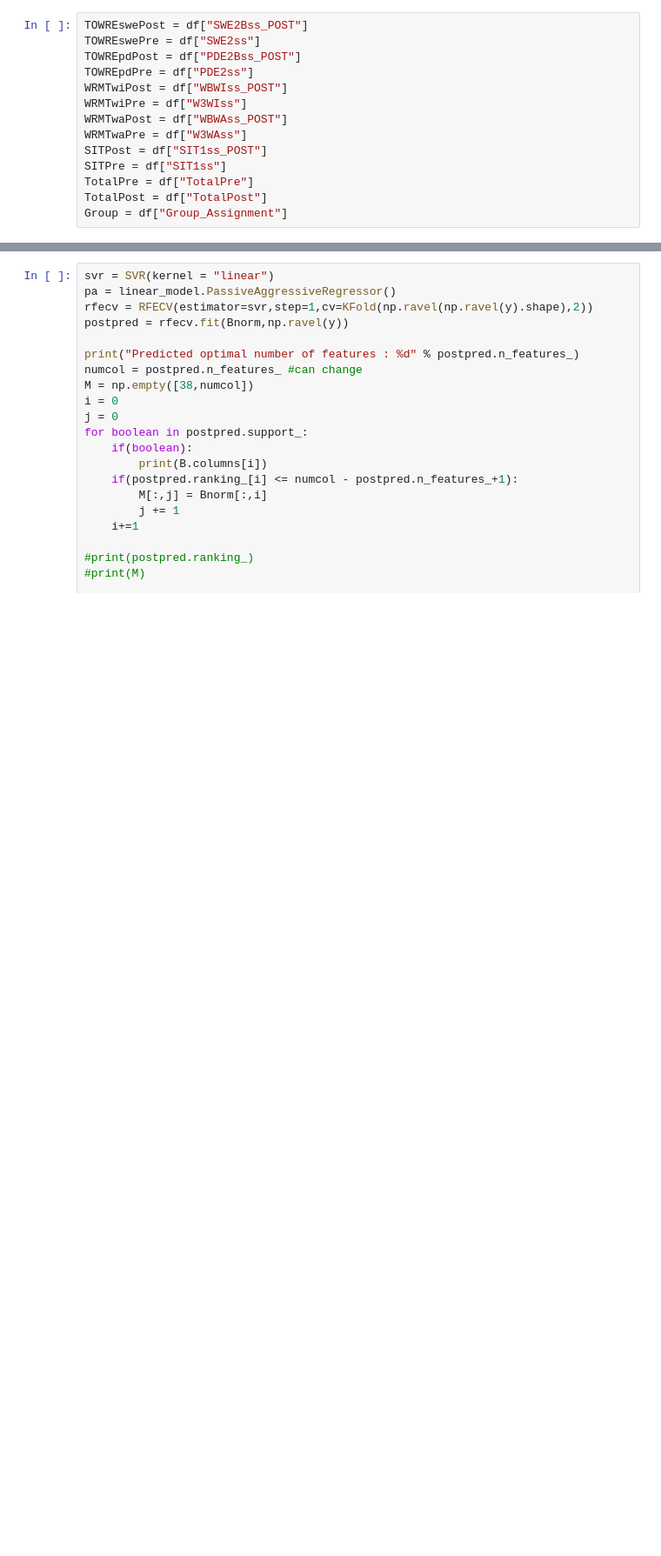
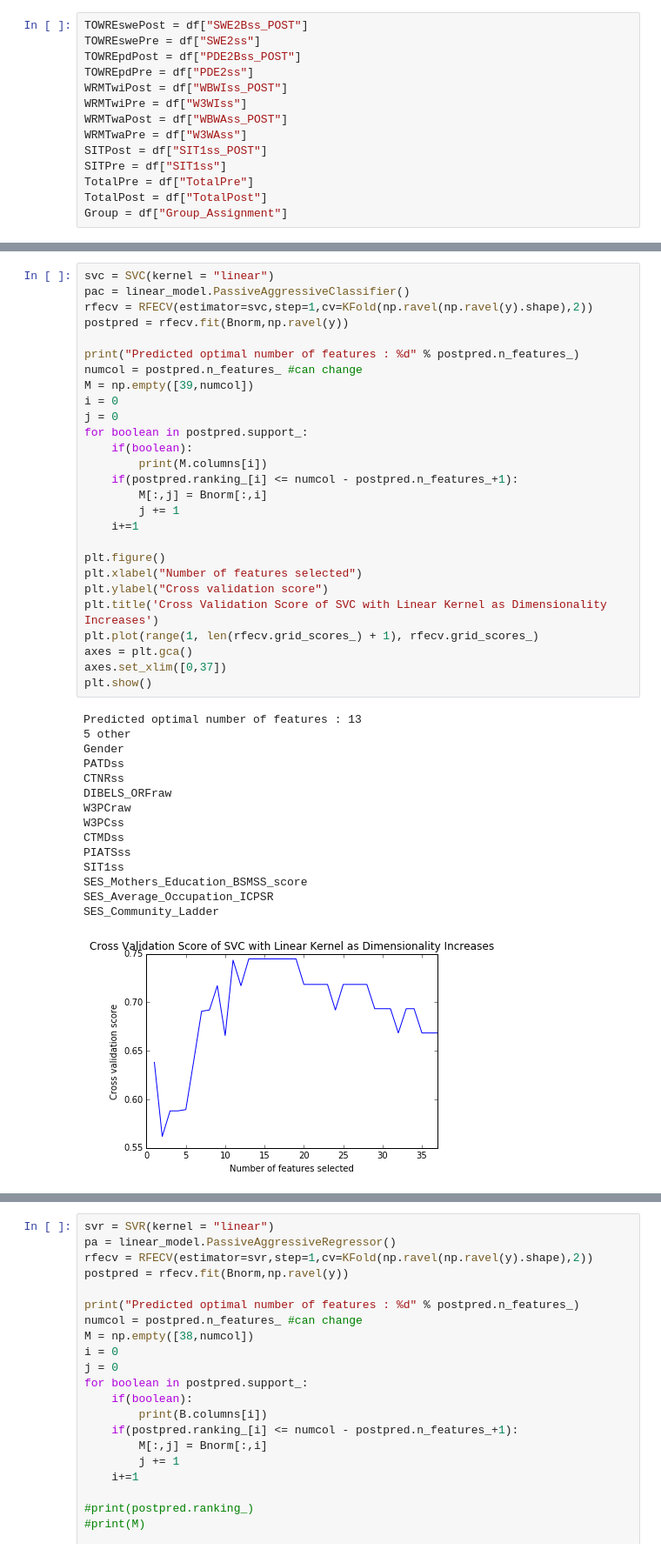
Before and after one commit to vickiew/START, a Jupyter notebook: STARTstudy.ipynb, the cells around one changed output, grey strips where cells are left out. Shown at 87% size. Cells and saved outputs as stored; diff of their text form; blank space fills up the shorter version.

```diff
--- a/STARTstudy.ipynb
+++ b/STARTstudy.ipynb
@@ -223,0 +383,43 @@ t_stat = mean_diff/standard_error
+# %%
+svc = SVC(kernel = "linear")
+pac = linear_model.PassiveAggressiveClassifier()
+rfecv = RFECV(estimator=svc,step=1,cv=KFold(np.ravel(np.ravel(y).shape),2))
+postpred = rfecv.fit(Bnorm,np.ravel(y))
+
+print("Predicted optimal number of features : %d" % postpred.n_features_)
+numcol = postpred.n_features_ #can change
+M = np.empty([39,numcol])
+i = 0
+j = 0
+for boolean in postpred.support_:
+    if(boolean):
+        print(M.columns[i])
+    if(postpred.ranking_[i] <= numcol - postpred.n_features_+1):
+        M[:,j] = Bnorm[:,i]
+        j += 1
+    i+=1
+
+plt.figure()
+plt.xlabel("Number of features selected")
+plt.ylabel("Cross validation score")
+plt.title('Cross Validation Score of SVC with Linear Kernel as Dimensionality Increases')
+plt.plot(range(1, len(rfecv.grid_scores_) + 1), rfecv.grid_scores_)
+axes = plt.gca()
+axes.set_xlim([0,37])
+plt.show()
+# %% [output]
+Predicted optimal number of features : 13
+5 other
+Gender
+PATDss
+CTNRss
+DIBELS_ORFraw
+W3PCraw
+W3PCss
+CTMDss
+PIATSss
+SIT1ss
+SES_Mothers_Education_BSMSS_score
+SES_Average_Occupation_ICPSR
+SES_Community_Ladder
+[figure, added]
```
Also changed, not shown: parts of 22 cells of this notebook, 1 other file.
